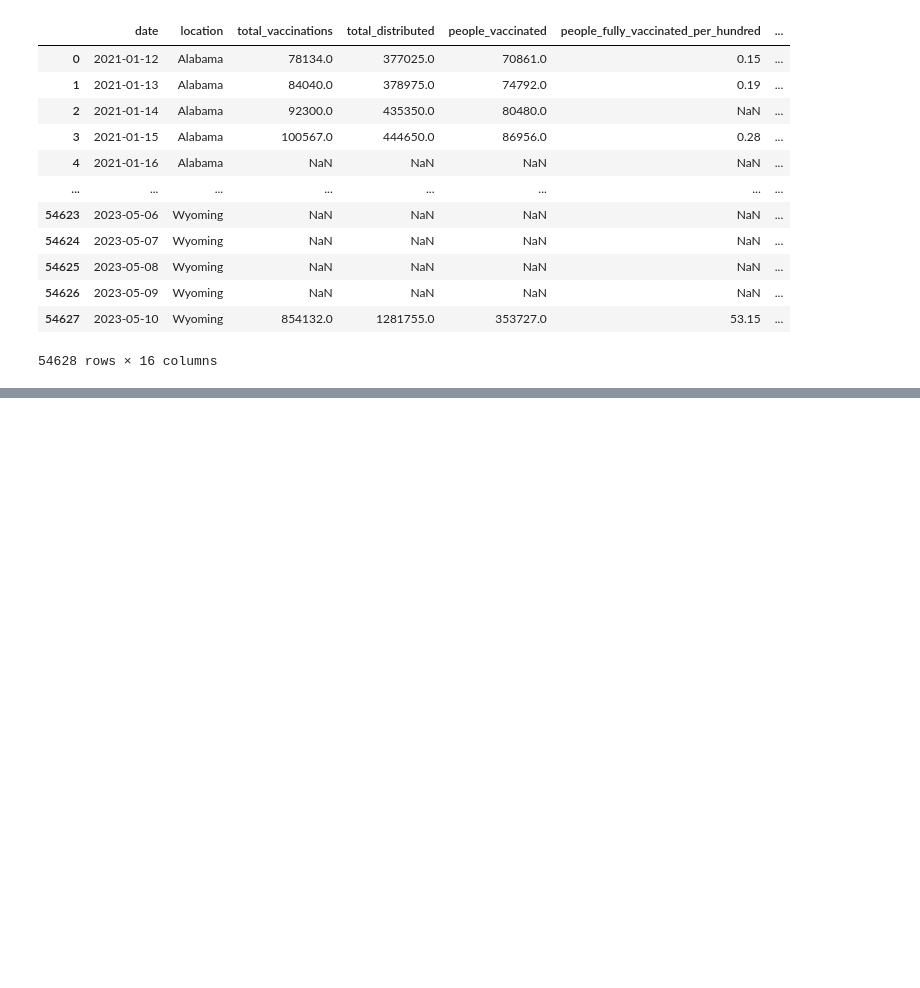
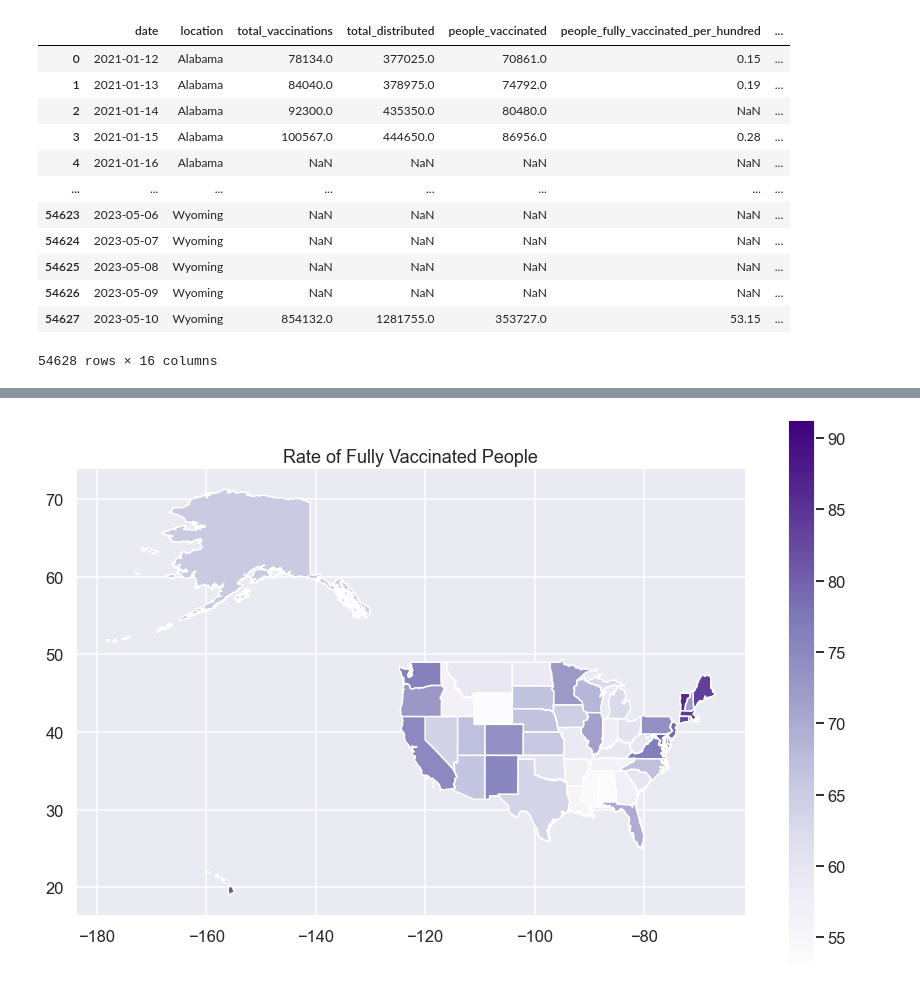
Before and after one commit to Mohammad8921/Corona-EDA, a Jupyter notebook: US-EDA.ipynb, the cells around one changed output, grey strips where cells are left out. Cells and saved outputs as stored; diff of their text form; code cells hidden in the pictures; blank space fills up the shorter version.

```diff
--- a/US-EDA.ipynb
+++ b/US-EDA.ipynb
@@ -237,0 +295,4 @@ vaccine_analyzer.plotCriticalMeasures(state='Texas')
+# %%
+vaccine_analyzer.plotFullyVaccinatedMap()
+# %% [output]
+[figure, added]
```
Also changed, not shown: parts of 15 cells of this notebook.
